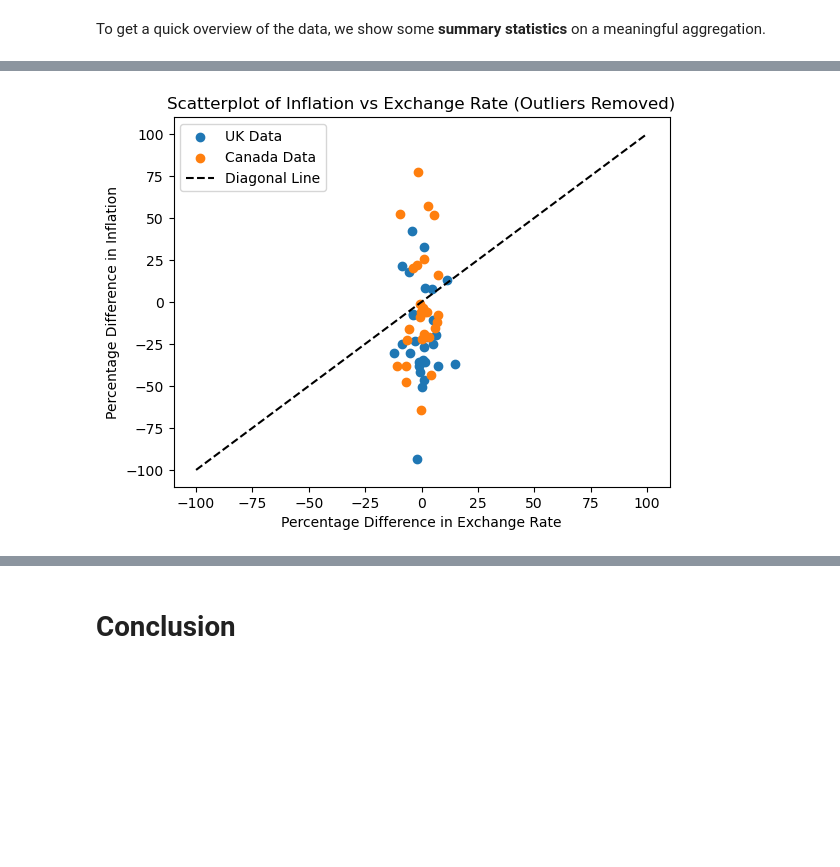
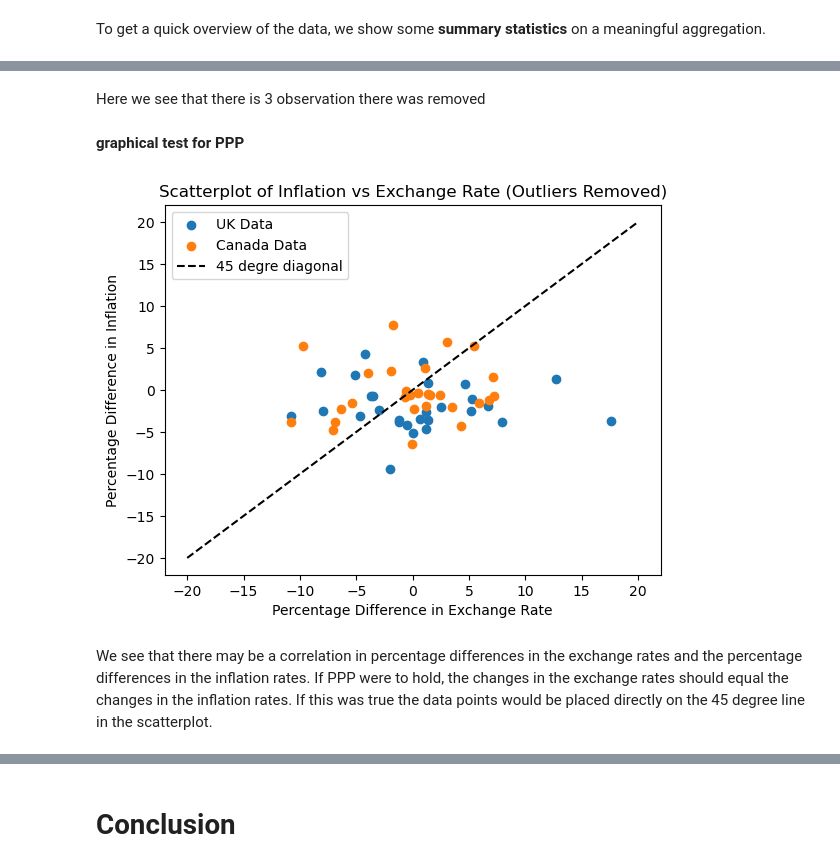
Before and after one commit to NumEconCopenhagen/projects-2024-kbh-herning, a Jupyter notebook: dataproject/dataproject.ipynb, the cells around one changed output, grey strips where cells are left out. Cells and saved outputs as stored; diff of their text form; code cells hidden in the pictures; blank space fills up the shorter version.

Commit message:
data project færdig

```diff
--- a/dataproject/dataproject.ipynb
+++ b/dataproject/dataproject.ipynb
@@ -84,7 +85,9 @@ inflation.head(5)
 # Call the FRED api using pandas_datareader
 exchange = pandas_datareader.data.DataReader([EX_UK, EX_CAN], 'fred', start, end)
 exchange = exchange.rename(columns = {'AEXUSUK':'USUK_EX','AEXCAUS':'CAUS_EX'})
-exchange.head(5)
+exchange['USUK_EX'] = 1 / exchange['USUK_EX']
+
+exchange.head()
 # %% [output]
 |  | USUK_EX | CAUS_EX |
 | DATE |  |  |
@@ -118,10 +150,9 @@ Now you create combinations of your loaded data sets. Remember the illustration
 # %%
-ppp = pd.merge(inflation, exchange, how = 'outer', on = ['DATE']);
-ppp['CA_pct_dif_from_USA_CPI'] = ((ppp.CPI_CA-ppp.CPI_USA) / ppp.CPI_USA) * 100 # the pct. difference between inflation in canada and USA
-ppp['UK_pct_dif_from_USA_CPI'] = ((ppp.CPI_UK-ppp.CPI_USA) / ppp.CPI_USA) * 100 # the pct. difference between inflation in UK and USA
-ppp['USUK_EX_DIF'] = (ppp['USUK_EX'].diff() / ppp['USUK_EX'].shift(1)) * 100 *(-1) #tjek vejen
-ppp['CAUS_EX_DIF'] = ((ppp['CAUS_EX'].diff() / ppp['CAUS_EX'].shift(1)) * 100) #tjek vejen
-ppp.head(10)
+ppp['CA_pct_dif_from_USA_CPI'] = ((ppp.CPI_CA-ppp.CPI_USA) / ppp.CPI_USA) *10 # the pct. difference between inflation in canada and USA
+ppp['UK_pct_dif_from_USA_CPI'] = ((ppp.CPI_UK-ppp.CPI_USA) / ppp.CPI_USA) *10 #the pct. difference between inflation in UK and USA
+ppp['USUK_EX_DIF'] = (ppp['USUK_EX'].diff() / ppp['USUK_EX'].shift(1)) * 100 #tjek vejen
+ppp['CAUS_EX_DIF'] = (ppp['CAUS_EX'].diff() / ppp['CAUS_EX'].shift(1)) * 100 #tjek vejen
+ppp.head()
 # %% [output]
 |  | CPI_USA | CPI_CA | CPI_UK | USUK_EX | CAUS_EX | CA_pct_dif_from_USA_CPI | UK_pct_dif_from_USA_CPI | USUK_EX_DIF | ... |
 | DATE |  |  |  |  |  |  |  |  | ... |
@@ -184,28 +220,44 @@ DATE
+# %% [markdown]
+Here we see that there is 3 observation there was removed
+# %% [markdown]
+**graphical test for PPP**
 # %%
-# Extract x and y values from the filtered DataFrame
+# Extract x and y values from the filtered dataset
 filtered_pct_dif_infl_UKUS = filtered_ppp['UK_pct_dif_from_USA_CPI']
 filtered_pct_dif_ex_UKUS = filtered_ppp['USUK_EX_DIF']
 filtered_pct_dif_infl_CAUS = filtered_ppp['CA_pct_dif_from_USA_CPI']
 filtered_pct_dif_ex_CAUS = filtered_ppp['CAUS_EX_DIF']
-filtered_ppp['x_diagonal'] = np.linspace(-100, 100, 28)
+filtered_ppp['x_diagonal'] = np.linspace(-20, 20, 28)
 filtered_ppp['y_diagonal'] = filtered_ppp['x_diagonal']
 
 # Create a scatterplot
 plt.scatter(filtered_pct_dif_ex_UKUS, filtered_pct_dif_infl_UKUS, label="UK Data")
 plt.scatter(filtered_pct_dif_ex_CAUS, filtered_pct_dif_infl_CAUS, label="Canada Data")
 
 # Add the diagonal line
-plt.plot(filtered_ppp['x_diagonal'], filtered_ppp['y_diagonal'], color='black', linestyle='--', label='Diagonal Line')
+plt.plot(filtered_ppp['x_diagonal'], filtered_ppp['y_diagonal'], color='black', linestyle='--', label='45 degre diagonal')
 
 # Add labels and title
 plt.xlabel('Percentage Difference in Exchange Rate')
 plt.ylabel('Percentage Difference in Inflation')
 plt.title('Scatterplot of Inflation vs Exchange Rate (Outliers Removed)')
 
+# Set the axis limits
+#x_min = -20
+#x_max = 75
+#y_min = -100
+#y_max = 100
+
+#plt.xlim(x_min, x_max)
+#plt.ylim(y_min, y_max)
+
 # Add legend
 plt.legend()
 
 # Show the plot
 plt.show()
 # %% [output]
-[figure, old version]
+[figure, new version]
+# %% [markdown]
+We see that there may be a correlation in percentage differences in the exchange rates and the percentage differences in the inflation rates.
+If PPP were to hold, the changes in the exchange rates should equal the changes in the inflation rates. If this was true the data points would be placed directly on the 45 degree line in the scatterplot.
```
Also changed, not shown: parts of 33 cells of this notebook.
